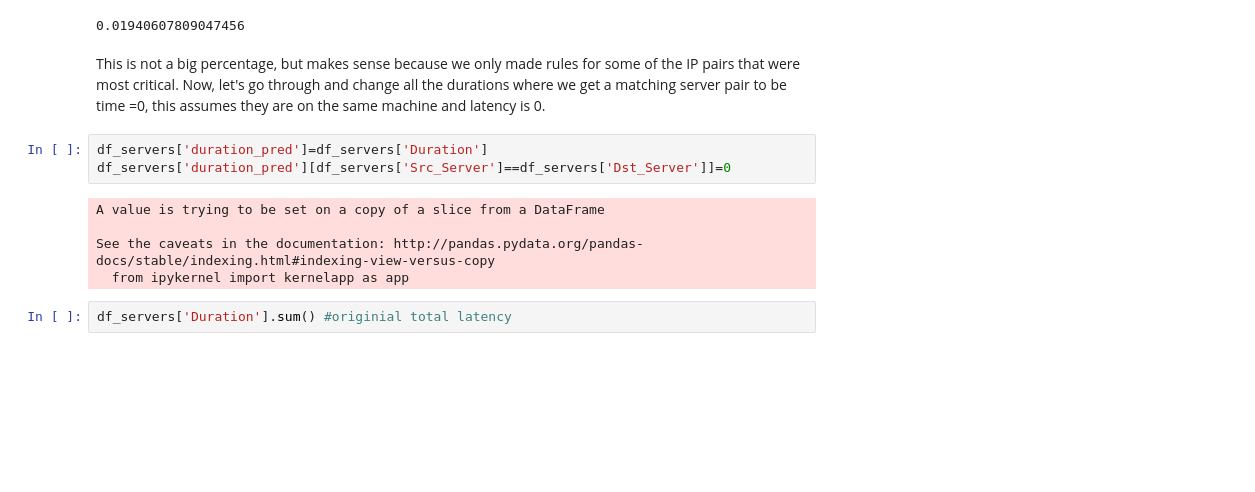
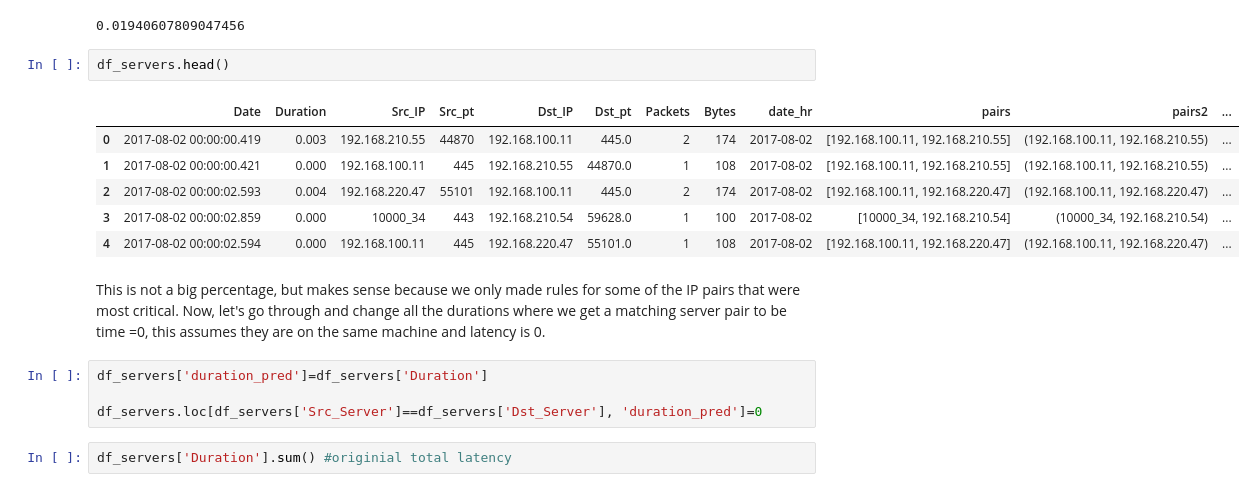
Before and after one commit to nrb75/Manifold, a Jupyter notebook: Server_Assignment.ipynb, the cells around one changed output. Drawn from its saved outputs; the diff is of its cells as text; blank space fills up the shorter version.

```diff
--- a/Server_Assignment.ipynb
+++ b/Server_Assignment.ipynb
@@ -101,17 +126,22 @@ Great, at least we get some pairs. The percentage of matching pairs from the dat
 len(df_servers[df_servers['Src_Server']==df_servers['Dst_Server']])/len(df_servers)
 # %% [output]
 0.01940607809047456
+# %%
+df_servers.head()
+# %% [output]
+|  | Date | Duration | Src_IP | Src_pt | Dst_IP | Dst_pt | Packets | Bytes | date_hr | pairs | pairs2 | ... |
+| 0 | 2017-08-02 00:00:00.419 | 0.003 | 192.168.210.55 | 44870 | 192.168.100.11 | 445.0 | 2 | 174 | 2017-08-02 | [192.168.100.11, 192.168.210.55] | (192.168.100.11, 192.168.210.55) | ... |
+| 1 | 2017-08-02 00:00:00.421 | 0.000 | 192.168.100.11 | 445 | 192.168.210.55 | 44870.0 | 1 | 108 | 2017-08-02 | [192.168.100.11, 192.168.210.55] | (192.168.100.11, 192.168.210.55) | ... |
+| 2 | 2017-08-02 00:00:02.593 | 0.004 | 192.168.220.47 | 55101 | 192.168.100.11 | 445.0 | 2 | 174 | 2017-08-02 | [192.168.100.11, 192.168.220.47] | (192.168.100.11, 192.168.220.47) | ... |
+| 3 | 2017-08-02 00:00:02.859 | 0.000 | 10000_34 | 443 | 192.168.210.54 | 59628.0 | 1 | 100 | 2017-08-02 | [10000_34, 192.168.210.54] | (10000_34, 192.168.210.54) | ... |
+| 4 | 2017-08-02 00:00:02.594 | 0.000 | 192.168.100.11 | 445 | 192.168.220.47 | 55101.0 | 1 | 108 | 2017-08-02 | [192.168.100.11, 192.168.220.47] | (192.168.100.11, 192.168.220.47) | ... |
 # %% [markdown]
 This is not a big percentage, but makes sense because we only made rules for some of the IP pairs that were most critical.
 Now, let's go through and change all the durations where we get a matching server pair to be time =0, this assumes they are on the same machine and latency is 0.
 # %%
 df_servers['duration_pred']=df_servers['Duration']
-df_servers['duration_pred'][df_servers['Src_Server']==df_servers['Dst_Server']]=0
+
+df_servers.loc[df_servers['Src_Server']==df_servers['Dst_Server'], 'duration_pred']=0
-# %% [output]
-A value is trying to be set on a copy of a slice from a DataFrame
-
-See the caveats in the documentation: http://pandas.pydata.org/pandas-docs/stable/indexing.html#indexing-view-versus-copy
-  from ipykernel import kernelapp as app
 # %%
 df_servers['Duration'].sum() #originial total latency
 # %% [output]
```
Also changed, not shown: parts of 4 cells of this notebook, 4 other files.
